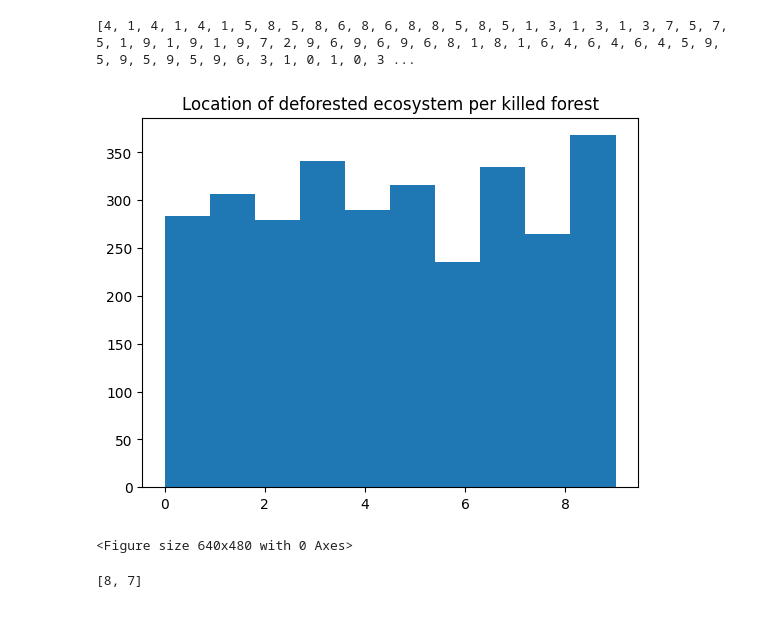
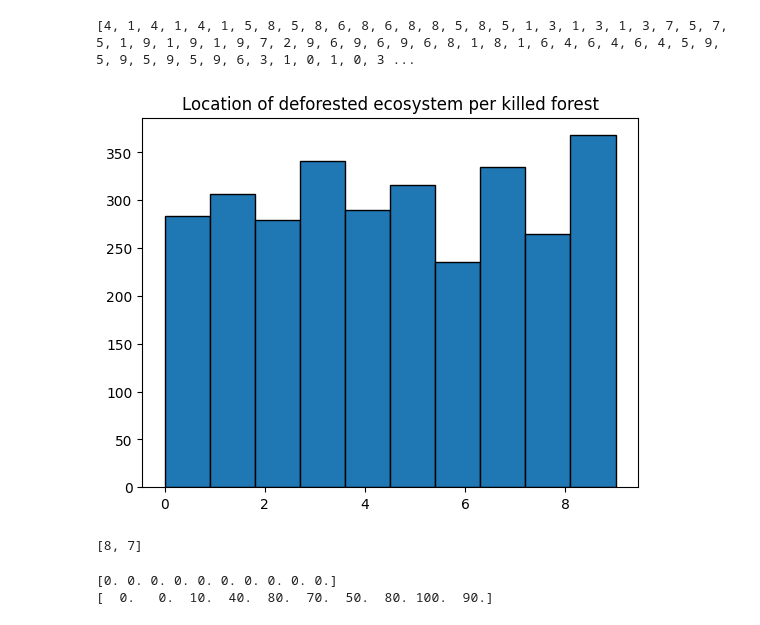
Before and after one commit to marcelvdla/CSSim, a Jupyter notebook: notebooks/simulations_perturbations.ipynb, the cells around one changed output. Drawn from its saved outputs; the diff is of its cells as text; code cells hidden in the pictures.

Commit message:
slightly newer hist

```diff
--- a/notebooks/simulations_perturbations.ipynb
+++ b/notebooks/simulations_perturbations.ipynb
@@ -186,13 +186,12 @@ print(hist_list)
 # %% [output]
 [4, 1, 4, 1, 4, 1, 5, 8, 5, 8, 6, 8, 6, 8, 8, 5, 8, 5, 1, 3, 1, 3, 1, 3, 7, 5, 7, 5, 1, 9, 1, 9, 1, 9, 7, 2, 9, 6, 9, 6, 9, 6, 8, 1, 8, 1, 6, 4, 6, 4, 6, 4, 5, 9, 5, 9, 5, 9, 5, 9, 6, 3, 1, 0, 1, 0, 3 ...
 # %%
-plt.hist(hist_list)
+plt.hist(hist_list, edgecolor = "black")
 plt.title("Location of deforested ecosystem per killed forest")
-plt.show()
+#plt.show()
 plt.savefig("../plots/histogram.png", dpi=300)
 # %% [output]
-[figure, old version]
+[figure, new version]
-<Figure size 640x480 with 0 Axes>
 # %%
 f= open("hist_data.txt","w+")
 f.write(str(hist_list))
@@ -214,3 +213,23 @@ for i in range(simulations):
 print(hist_list_total_died)
 # %% [output]
 [8, 7]
+# %%
+table_killed = np.zeros((n))
+print(table_killed)
+simulations = 50
+n = 10
+time = 100
+# for i in range(simulations):
+for k in range(1, 10):
+
+    xs, ys, deforested = system_n_forests(np.random.uniform(0,4,n), np.random.uniform(0,4,n),
+                                      arguments, perturbed = True, timesteps = time, dt= dt, ecosystems_to_deforest =k)
+    #print(ys)
+    forests_killed = (np.isclose(ys, np.zeros((n)))).sum()
+    #print(forests_killed)
+    table_killed[k] += forests_killed
+
+print(table_killed)
+# %% [output]
+[0. 0. 0. 0. 0. 0. 0. 0. 0. 0.]
+[  0.   0.  10.  40.  80.  70.  50.  80. 100.  90.]
```
Also changed, not shown: 2 other files.
